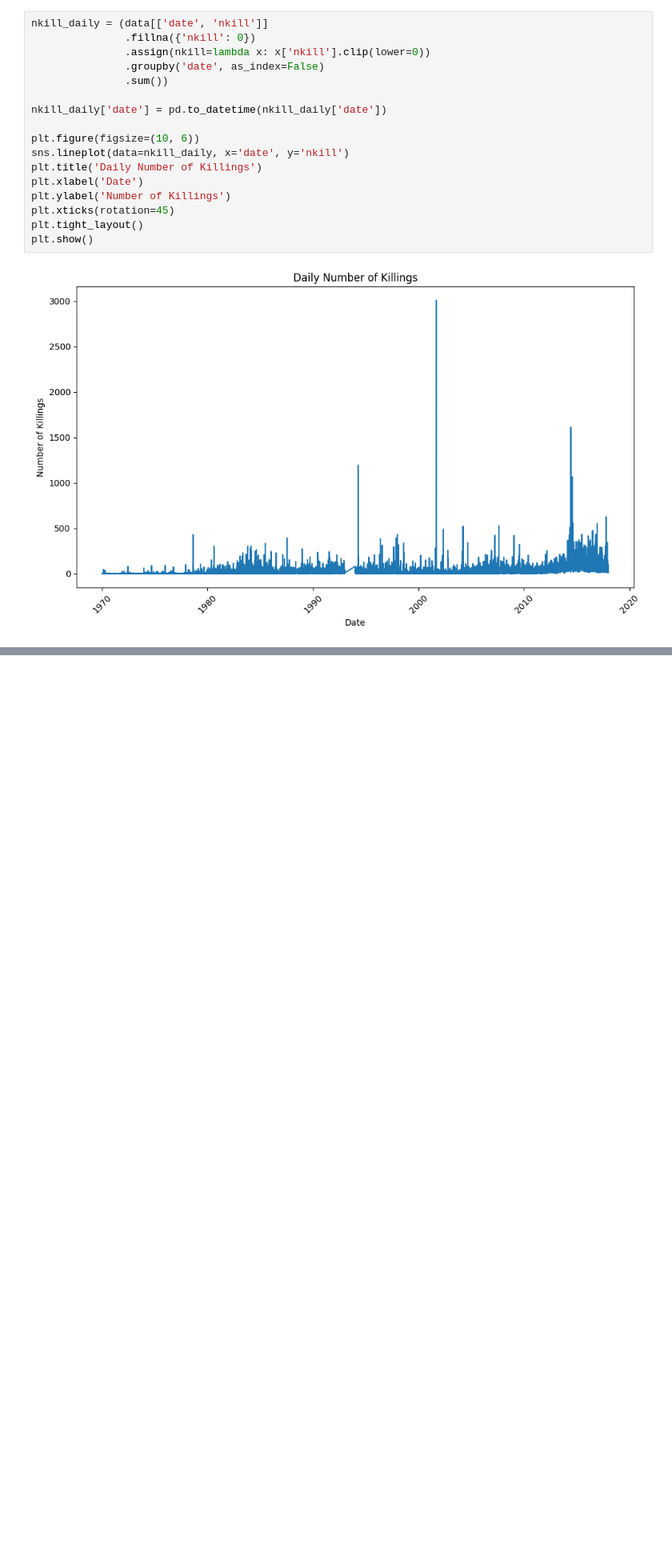
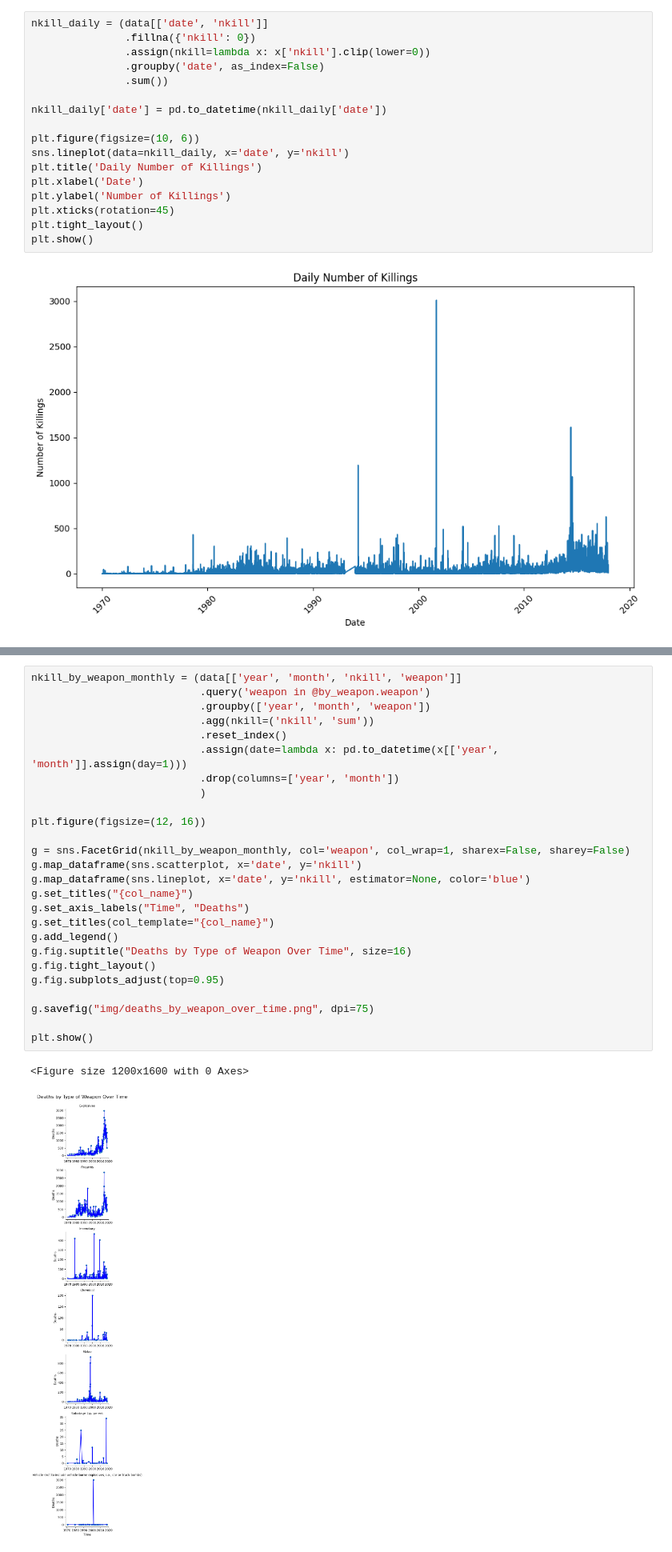
Before and after one commit to Asan1900/Data-Analytics, a Jupyter notebook: GlobalTerrorismDA/CTDA.ipynb, the cells around one changed output, grey strips where cells are left out. Shown at 80% size. Drawn from its saved outputs; the diff is of its cells as text; blank space fills up the shorter version.

```diff
--- a/GlobalTerrorismDA/CTDA.ipynb
+++ b/GlobalTerrorismDA/CTDA.ipynb
@@ -585,0 +632,29 @@ plt.show()
+# %%
+nkill_by_weapon_monthly = (data[['year', 'month', 'nkill', 'weapon']]
+                           .query('weapon in @by_weapon.weapon')
+                           .groupby(['year', 'month', 'weapon'])
+                           .agg(nkill=('nkill', 'sum'))
+                           .reset_index()
+                           .assign(date=lambda x: pd.to_datetime(x[['year', 'month']].assign(day=1)))
+                           .drop(columns=['year', 'month'])
+                           )
+
+plt.figure(figsize=(12, 16))
+
+g = sns.FacetGrid(nkill_by_weapon_monthly, col='weapon', col_wrap=1, sharex=False, sharey=False)
+g.map_dataframe(sns.scatterplot, x='date', y='nkill')
+g.map_dataframe(sns.lineplot, x='date', y='nkill', estimator=None, color='blue')
+g.set_titles("{col_name}")
+g.set_axis_labels("Time", "Deaths")
+g.set_titles(col_template="{col_name}")
+g.add_legend()
+g.fig.suptitle("Deaths by Type of Weapon Over Time", size=16)
+g.fig.tight_layout()
+g.fig.subplots_adjust(top=0.95)
+
+g.savefig("img/deaths_by_weapon_over_time.png", dpi=75)
+
+plt.show()
+# %% [output]
+<Figure size 1200x1600 with 0 Axes>
+[figure, added]
```
Also changed, not shown: parts of 2 cells of this notebook.
